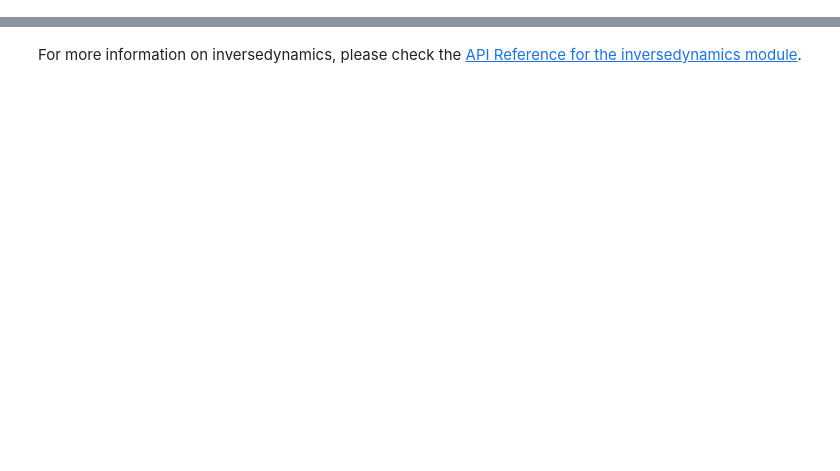
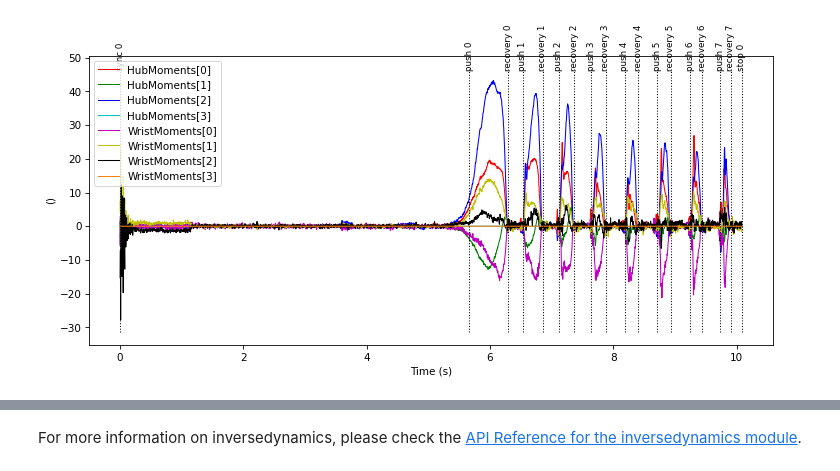
Before and after one commit to kineticstoolkit/kineticstoolkit, a Jupyter notebook: doc/inversedynamics.ipynb, the cells around one changed output, grey strips where cells are left out. Cells and saved outputs as stored; diff of their text form; code cells hidden in the pictures; blank space fills up the shorter version.

```diff
--- a/doc/inversedynamics.ipynb
+++ b/doc/inversedynamics.ipynb
@@ -111,0 +271,6 @@ new_ts.plot(['ProximalForces', 'ProximalMoments'])
+# %%
+# Plot the hub and wrist moments (not identical
+# because of the lever arm between the hub and wrist)
+ts_all.plot(['HubMoments', 'WristMoments'])
+# %% [output]
+[figure, added]
```
Also changed, not shown: parts of 49 cells of this notebook, 37 other files.
